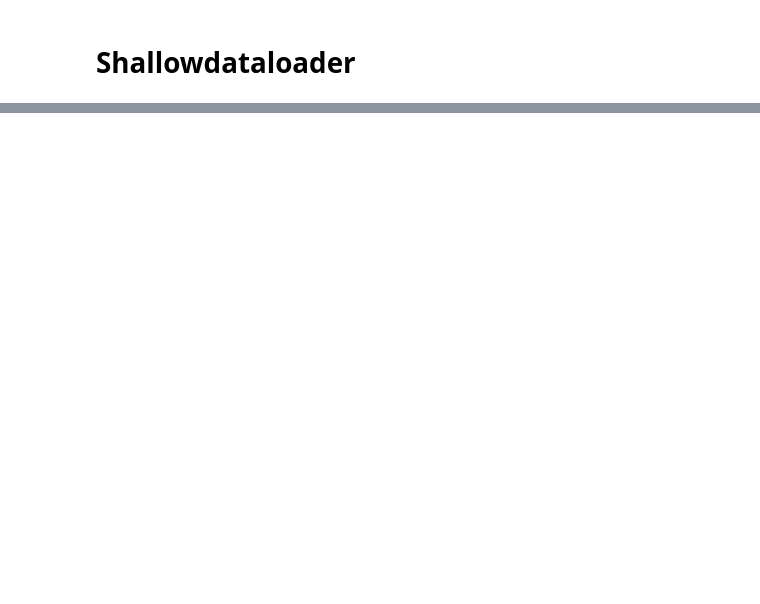
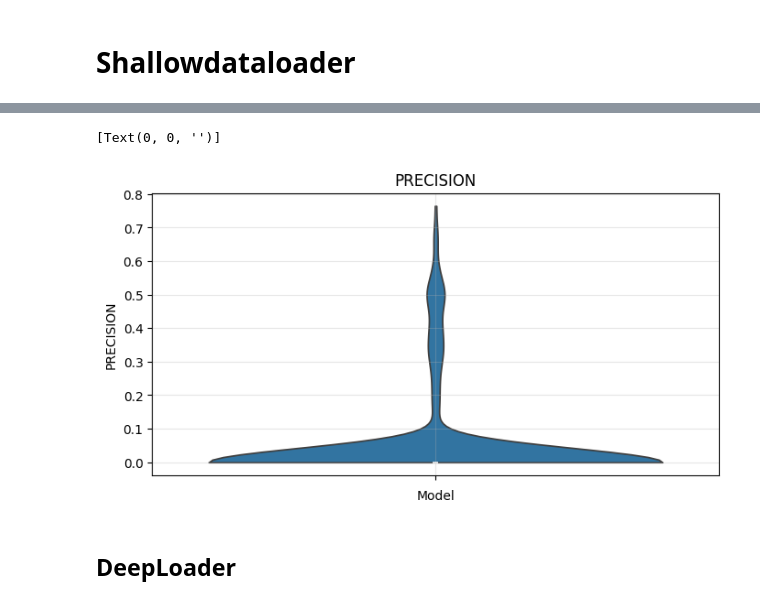
Before and after one commit to stends2001/infectious_disease_gnn, a Jupyter notebook: src/notebooks/measles classifier.ipynb, the cells around one changed output, grey strips where cells are left out. Cells and saved outputs as stored; diff of their text form; code cells hidden in the pictures; blank space fills up the shorter version.

```diff
--- a/src/notebooks/measles classifier.ipynb
+++ b/src/notebooks/measles classifier.ipynb
@@ -153,0 +334,23 @@ ps.show_forecasts(26).show()
+# %%
+plot_type = 'violin'
+fig, ax = plt.subplots(1,1,figsize= (8,4))
+metric = 'precision'
+
+plot_func = sns.violinplot if plot_type == 'violin' else sns.boxplot
+plot_func(
+    data=metrics_per_node, y=metric,
+    ax=ax,
+    **(dict(cut=0) if plot_type == 'violin' else {}),
+    legend=False
+)
+
+ax.set_title(f'{metric.upper()}')
+ax.set_ylabel(metric.upper())
+ax.set_xlabel('Model')
+ax.grid(alpha=0.3)
+ax.set_xticklabels(ax.get_xticklabels(), rotation=30, ha='center', fontsize=8)
+# %% [output]
+[Text(0, 0, '')]
+[figure, added]
+# %% [markdown]
+## DeepLoader
```
Also changed, not shown: parts of 14 cells of this notebook, 3 other files.
